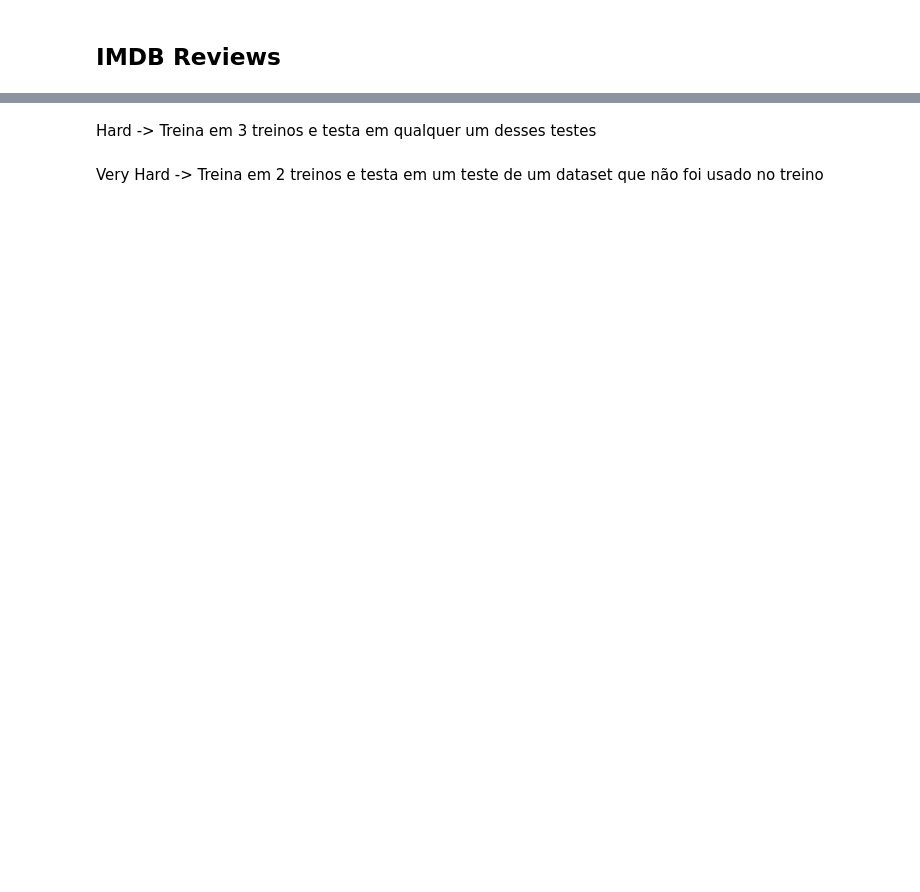
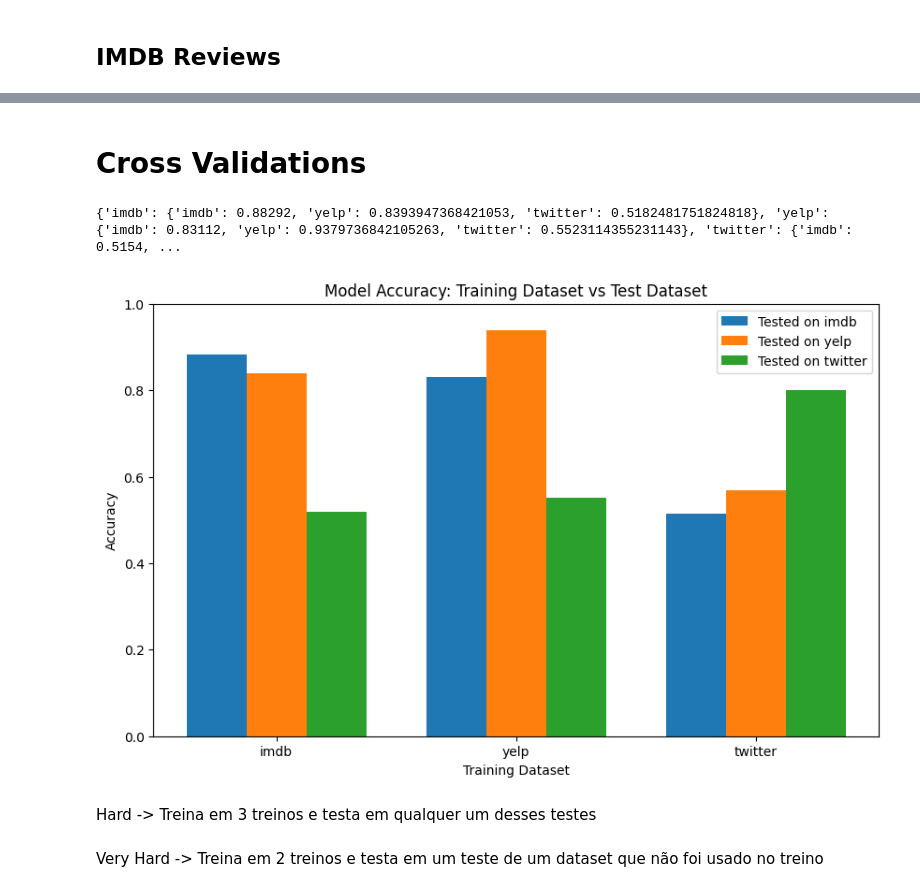
Before and after one commit to henriquessm/nlp-datasets, a Jupyter notebook: main.ipynb, the cells around one changed output, grey strips where cells are left out. Saved outputs shown, nothing was run; the diff lists cells and outputs as text; code cells hidden in the pictures; blank space fills up the shorter version.

```diff
--- a/main.ipynb
+++ b/main.ipynb
@@ -42,6 +44,6 @@ splits = {
     "test": "plain_text/test-00000-of-00001.parquet",
 }
 
-df_train = pd.read_parquet(base + splits["train"], engine="fastparquet")
-df_test = pd.read_parquet(base + splits["test"], engine="fastparquet")
+df_train = pd.read_parquet(base + splits["train"])
+df_test = pd.read_parquet(base + splits["test"])
 # %%
@@ -86,19 +85,62 @@ print(report)
-# %%
-from sklearn.feature_extraction.text import TfidfVectorizer
-from sklearn.linear_model import LogisticRegression
-from sklearn.pipeline import Pipeline
-from sklearn.metrics import classification_report
-
-# Create a pipeline with TfidfVectorizer and LogisticRegression
-pipeline = Pipeline([
-    ('tfidf', TfidfVectorizer()),
-    ('clf', LogisticRegression())
-])
-
-pipeline.fit(train_df['text'], train_df['label'])
-y_pred = pipeline.predict(test_df['text'])
-report = classification_report(test_df['label'], y_pred)
-print(report)
+# %% [markdown]
+# Cross Validations
+# %%
+datasets_train = {
+    'imdb': train_df_imdb,
+    'yelp': df_train,
+    'twitter': df_train_twitter
+}
+
+datasets_tests = {
+    'imdb': test_df_imdb,
+    'yelp': df_test,
+    'twitter': df_validation_twitter
+}
+
+acurracys = {}
+
+for dataset_name in datasets_train.keys():
+    train_df = datasets_train[dataset_name]
+    for dataset_tests_name in datasets_tests.keys():
+        test_df = datasets_tests[dataset_tests_name]
+        pipeline.fit(train_df['text'], train_df['label'])
+        y_pred = pipeline.predict(test_df['text'])
+        report = classification_report(test_df['label'], y_pred, output_dict=True)
+        if dataset_name not in acurracys:
+            acurracys[dataset_name] = {}
+        acurracys[dataset_name][dataset_tests_name] = report['accuracy']
+
+print(acurracys)
+# %% [output]
+{'imdb': {'imdb': 0.88292, 'yelp': 0.8393947368421053, 'twitter': 0.5182481751824818}, 'yelp': {'imdb': 0.83112, 'yelp': 0.9379736842105263, 'twitter': 0.5523114355231143}, 'twitter': {'imdb': 0.5154, ...
+# %%
+import matplotlib.pyplot as plt
+import numpy as np
+
+# Get unique datasets
+train_datasets = list(acurracys.keys())
+test_datasets = list(acurracys[list(acurracys.keys())[0]].keys())
+
+x = np.arange(len(train_datasets))
+width = 0.25  # width of bars
+
+fig, ax = plt.subplots(figsize=(10, 6))
+
+# Plot bars for each test dataset with different colors
+for i, test_name in enumerate(test_datasets):
+    accuracies = [acurracys[train_name][test_name] for train_name in train_datasets]
+    ax.bar(x + i * width, accuracies, width, label=f'Tested on {test_name}')
+
+ax.set_xlabel('Training Dataset')
+ax.set_ylabel('Accuracy')
+ax.set_title('Model Accuracy: Training Dataset vs Test Dataset')
+ax.set_xticks(x + width)
+ax.set_xticklabels(train_datasets)
+ax.set_ylim(0, 1)
+ax.legend()
+plt.show()
+# %% [output]
+[figure, added]
 # %% [markdown]
 Hard -> Treina em 3 treinos e testa em qualquer um desses testes
 # %% [markdown]
```
Also changed, not shown: parts of 10 cells of this notebook.
